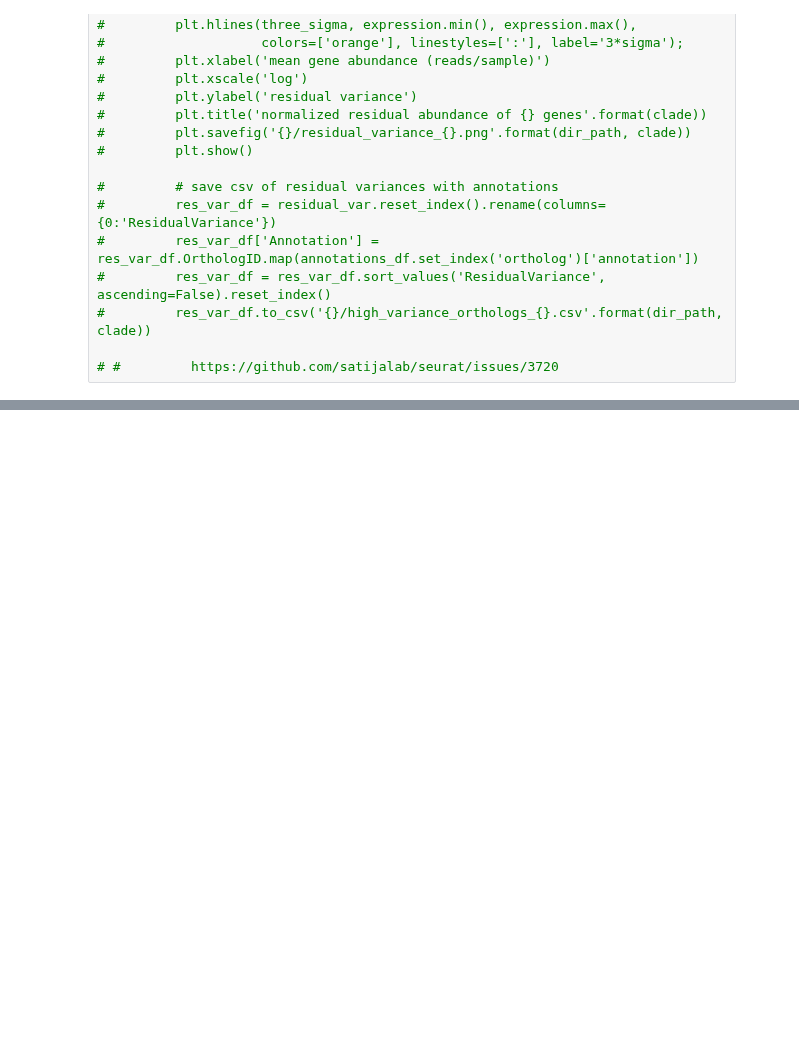
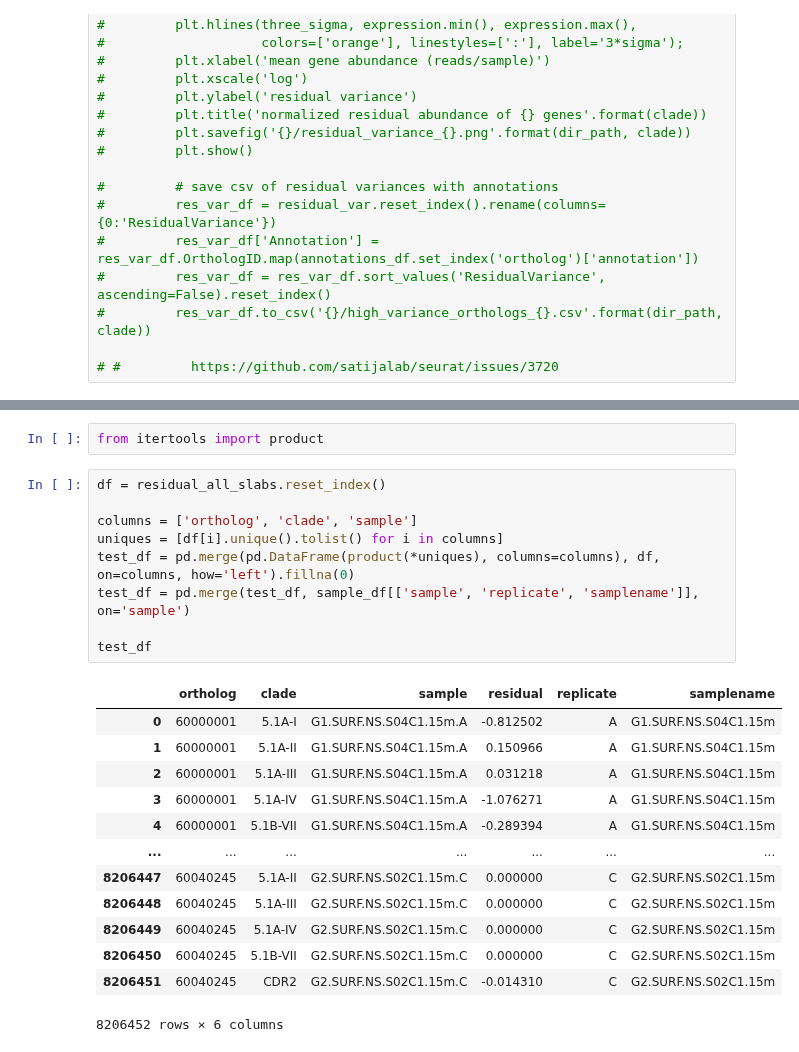
Before and after one commit to blasks/barnacle-manuscript, a Jupyter notebook: development/batch-correction/notebooks/normalization-sctransform.ipynb, the cells around one changed output, grey strips where cells are left out. Saved outputs shown, nothing was run; the diff lists cells and outputs as text; blank space fills up the shorter version.

```diff
--- a/development/batch-correction/notebooks/normalization-sctransform.ipynb
+++ b/development/batch-correction/notebooks/normalization-sctransform.ipynb
@@ -686,3 +686,28 @@ Data variables:
     replicate   (sample) object 'A' 'B' 'C' 'A' 'B' 'C' ... 'B' 'C' 'A' 'B' 'C'
     samplename  (sample) object 'G1.SURF.NS.S02C1.15m' ... 'G3.UW.NS.UW40_2.7m'
     annotation  (ortholog) object 'membrane protease FtsH catalytic subunit' ...
+# %%
+from itertools import product
+# %%
+df = residual_all_slabs.reset_index()
+
+columns = ['ortholog', 'clade', 'sample']
+uniques = [df[i].unique().tolist() for i in columns]
+test_df = pd.merge(pd.DataFrame(product(*uniques), columns=columns), df, on=columns, how='left').fillna(0)
+test_df = pd.merge(test_df, sample_df[['sample', 'replicate', 'samplename']], on='sample')
+
+test_df
+# %% [output]
+|  | ortholog | clade | sample | residual | replicate | samplename |
+| 0 | 60000001 | 5.1A-I | G1.SURF.NS.S04C1.15m.A | -0.812502 | A | G1.SURF.NS.S04C1.15m |
+| 1 | 60000001 | 5.1A-II | G1.SURF.NS.S04C1.15m.A | 0.150966 | A | G1.SURF.NS.S04C1.15m |
+| 2 | 60000001 | 5.1A-III | G1.SURF.NS.S04C1.15m.A | 0.031218 | A | G1.SURF.NS.S04C1.15m |
+| 3 | 60000001 | 5.1A-IV | G1.SURF.NS.S04C1.15m.A | -1.076271 | A | G1.SURF.NS.S04C1.15m |
+| 4 | 60000001 | 5.1B-VII | G1.SURF.NS.S04C1.15m.A | -0.289394 | A | G1.SURF.NS.S04C1.15m |
+| ... | ... | ... | ... | ... | ... | ... |
+| 8206447 | 60040245 | 5.1A-II | G2.SURF.NS.S02C1.15m.C | 0.000000 | C | G2.SURF.NS.S02C1.15m |
+| 8206448 | 60040245 | 5.1A-III | G2.SURF.NS.S02C1.15m.C | 0.000000 | C | G2.SURF.NS.S02C1.15m |
+| 8206449 | 60040245 | 5.1A-IV | G2.SURF.NS.S02C1.15m.C | 0.000000 | C | G2.SURF.NS.S02C1.15m |
+| 8206450 | 60040245 | 5.1B-VII | G2.SURF.NS.S02C1.15m.C | 0.000000 | C | G2.SURF.NS.S02C1.15m |
+| 8206451 | 60040245 | CDR2 | G2.SURF.NS.S02C1.15m.C | -0.014310 | C | G2.SURF.NS.S02C1.15m |
+8206452 rows × 6 columns
```
Also changed, not shown: parts of 8 cells of this notebook, 5 other files.
